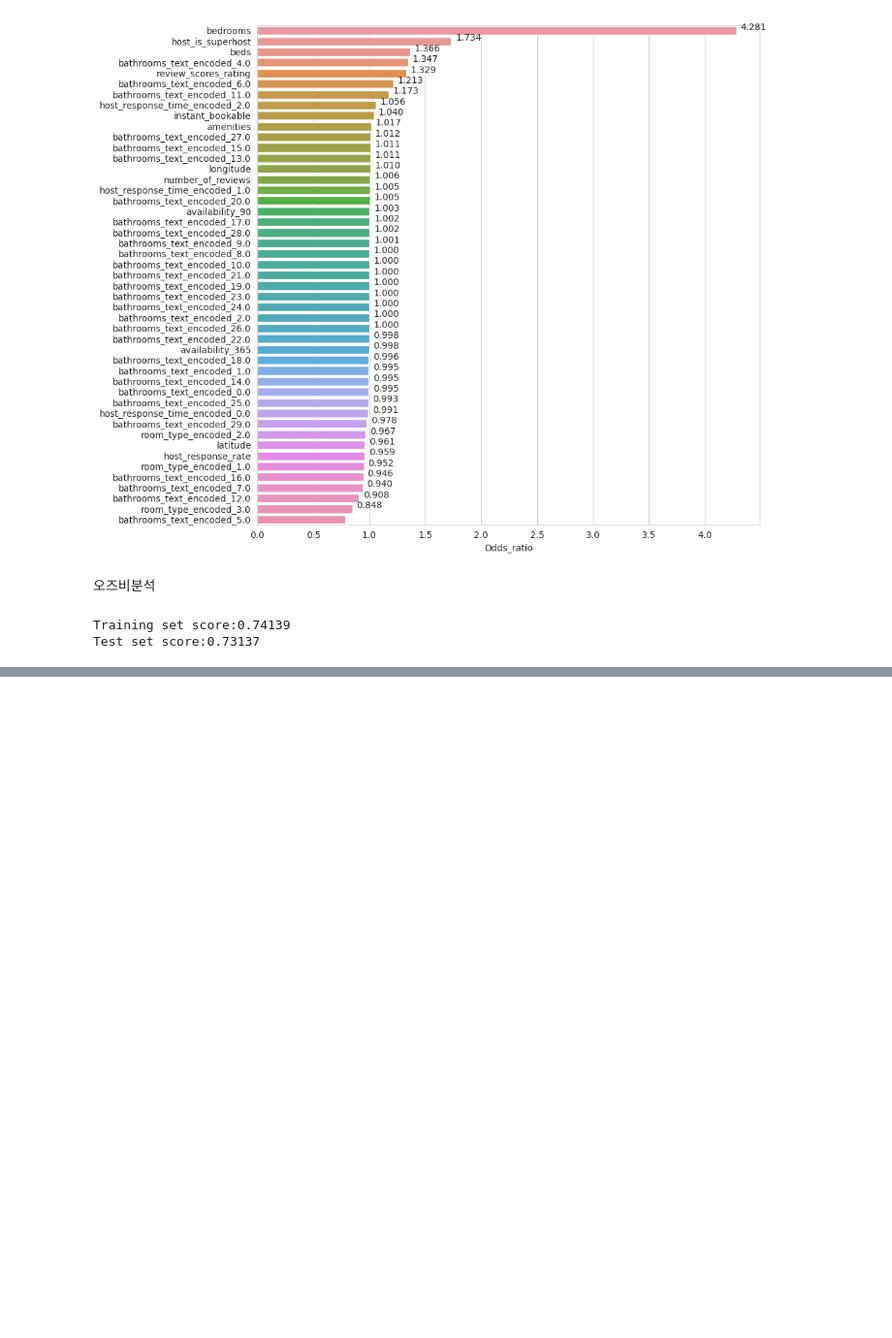
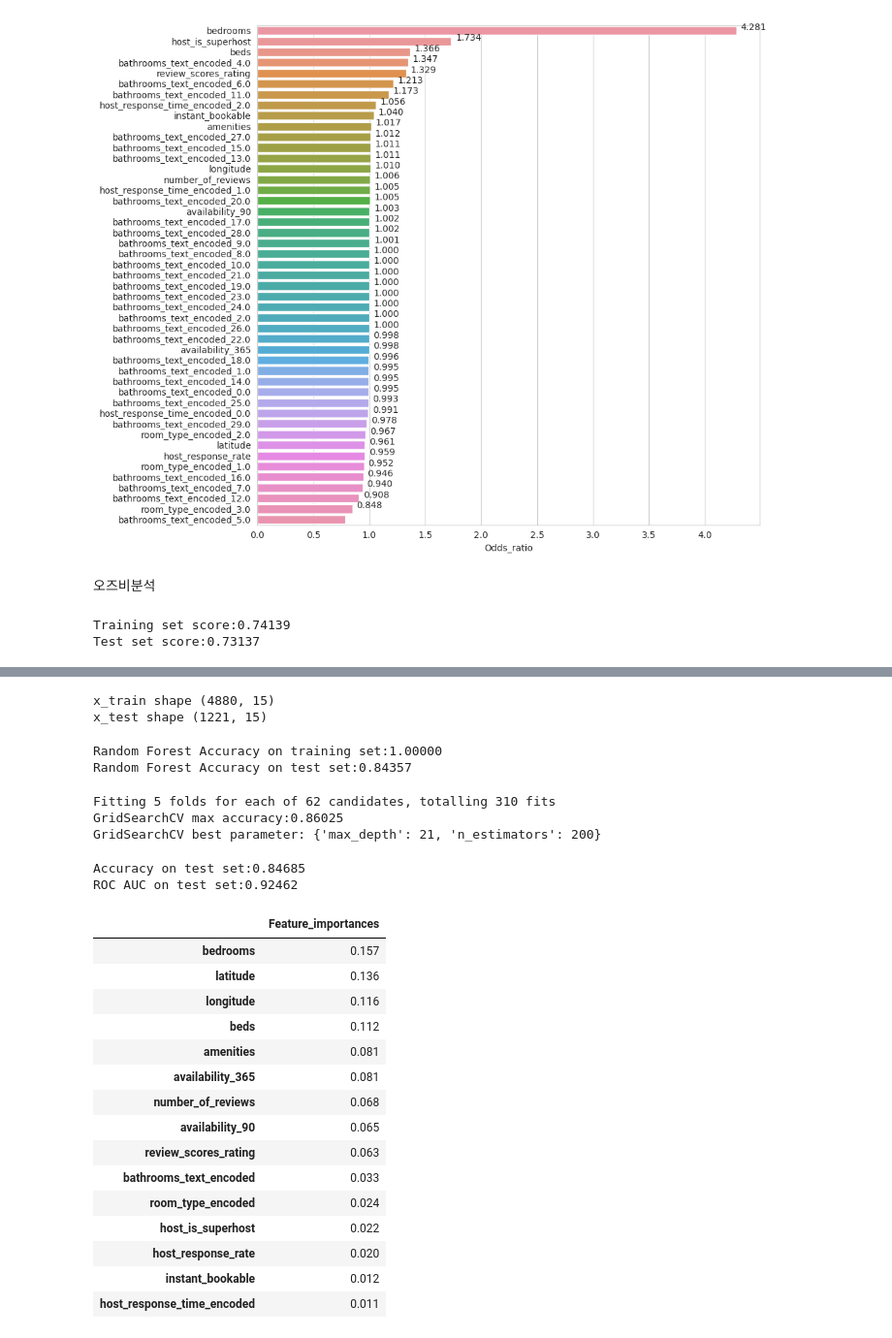
Before and after one commit to rainnn99/-DataAnalysis_Airbnb, a Jupyter notebook: DataAnalysis_Airbnb.ipynb, the cells around one changed output, grey strips where cells are left out. Shown at 97% size. Cells and saved outputs as stored; diff of their text form; code cells hidden in the pictures; blank space fills up the shorter version.

```diff
--- a/DataAnalysis_Airbnb.ipynb
+++ b/DataAnalysis_Airbnb.ipynb
@@ -1156,0 +1184,66 @@ GridSearchCV max accuracy:0.76148
+# %%
+x_train, x_test, y_train, y_test = train_test_split(data, target, test_size=0.2, random_state=42, stratify=target)
+
+print("x_train shape", x_train.shape)
+print("x_test shape", x_test.shape)
+# %% [output]
+x_train shape (4880, 15)
+x_test shape (1221, 15)
+# %%
+from sklearn.ensemble import RandomForestClassifier
+rfr = RandomForestClassifier(n_estimators = 100, random_state=0)
+model = rfr.fit(x_train, y_train)
+pred = model.predict(x_test)
+
+print ("Random Forest Accuracy on training set:{:.5f}".format(model.score(x_train, y_train)))
+print ("Random Forest Accuracy on test set:{:.5f}".format(accuracy_score(y_test, pred)))
+# %% [output]
+Random Forest Accuracy on training set:1.00000
+Random Forest Accuracy on test set:0.84357
+# %%
+from sklearn.model_selection import StratifiedKFold
+
+cross_validation = StratifiedKFold(n_splits=5, shuffle=True, random_state=0)
+params = {'max_depth': range(10, 41), 'n_estimators':[100,200]}
+
+grid_rfr = GridSearchCV(rfr, param_grid=params, scoring='accuracy', cv=cross_validation, verbose=1, n_jobs=-1)
+grid_rfr.fit(x_train, y_train)
+
+print("GridSearchCV max accuracy:{:.5f}".format(grid_rfr.best_score_))
+print("GridSearchCV best parameter:", (grid_rfr.best_params_))
+# %% [output]
+Fitting 5 folds for each of 62 candidates, totalling 310 fits
+GridSearchCV max accuracy:0.86025
+GridSearchCV best parameter: {'max_depth': 21, 'n_estimators': 200}
+# %%
+best_clf = grid_rfr.best_estimator_
+pred = best_clf.predict(x_test)
+print("Accuracy on test set:{:.5f}".format(accuracy_score(y_test, pred)))
+
+ROC_AUC = roc_auc_score(y_test,best_clf.predict_proba(x_test)[:, 1])
+print("ROC AUC on test set:{:.5f}".format(ROC_AUC))
+# %% [output]
+Accuracy on test set:0.84685
+ROC AUC on test set:0.92462
+# %%
+feature_names = list(data.columns)
+dft = pd.DataFrame(np.round(best_clf.feature_importances_, 3), index=feature_names, columns=['Feature_importances'])
+dft1 = dft.sort_values(by='Feature_importances', ascending=False)
+dft1
+# %% [output]
+|  | Feature_importances |
+| bedrooms | 0.157 |
+| latitude | 0.136 |
+| longitude | 0.116 |
+| beds | 0.112 |
+| amenities | 0.081 |
+| availability_365 | 0.081 |
+| number_of_reviews | 0.068 |
+| availability_90 | 0.065 |
+| review_scores_rating | 0.063 |
+| bathrooms_text_encoded | 0.033 |
+| room_type_encoded | 0.024 |
+| host_is_superhost | 0.022 |
+| host_response_rate | 0.020 |
+| instant_bookable | 0.012 |
+| host_response_time_encoded | 0.011 |
```
Also changed, not shown: parts of 8 cells of this notebook.
